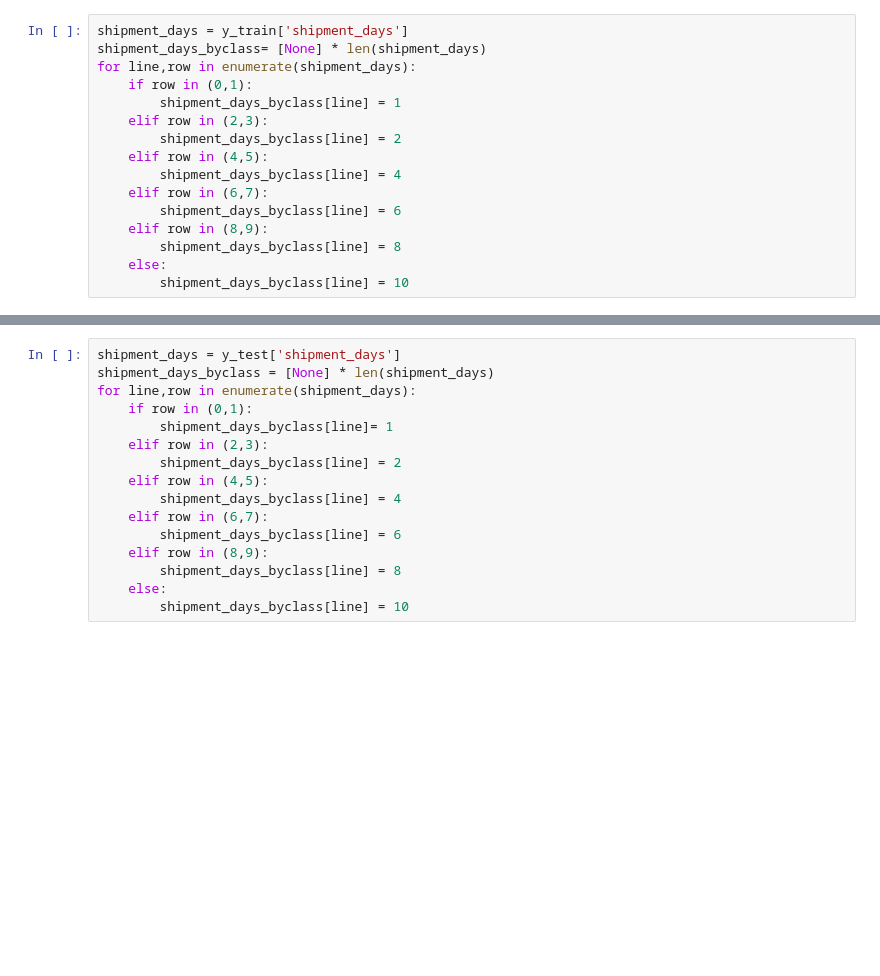
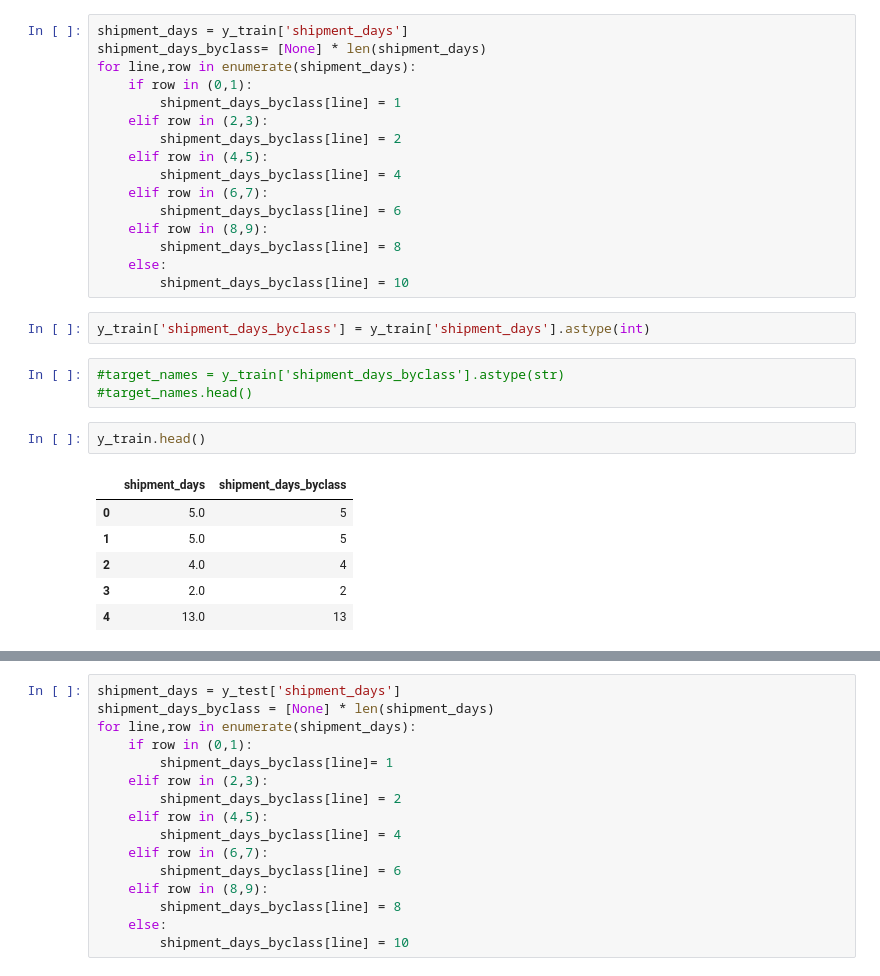
Before and after one commit to cnoeliachaves/diplodatos, a Jupyter notebook: mentoria/practico3-Mentoria.ipynb, the cells around one changed output, grey strips where cells are left out. Saved outputs shown, nothing was run; the diff lists cells and outputs as text; blank space fills up the shorter version.

```diff
--- a/mentoria/practico3-Mentoria.ipynb
+++ b/mentoria/practico3-Mentoria.ipynb
@@ -340,4 +343,18 @@ for line,row in enumerate(shipment_days):
         shipment_days_byclass[line] = 8
     else:
         shipment_days_byclass[line] = 10
+# %%
+y_train['shipment_days_byclass'] = y_train['shipment_days'].astype(int)
+# %%
+#target_names = y_train['shipment_days_byclass'].astype(str)
+#target_names.head()
+# %%
+y_train.head()
+# %% [output]
+|  | shipment_days | shipment_days_byclass |
+| 0 | 5.0 | 5 |
+| 1 | 5.0 | 5 |
+| 2 | 4.0 | 4 |
+| 3 | 2.0 | 2 |
+| 4 | 13.0 | 13 |
 # %%
```
Also changed, not shown: parts of 11 cells of this notebook.
